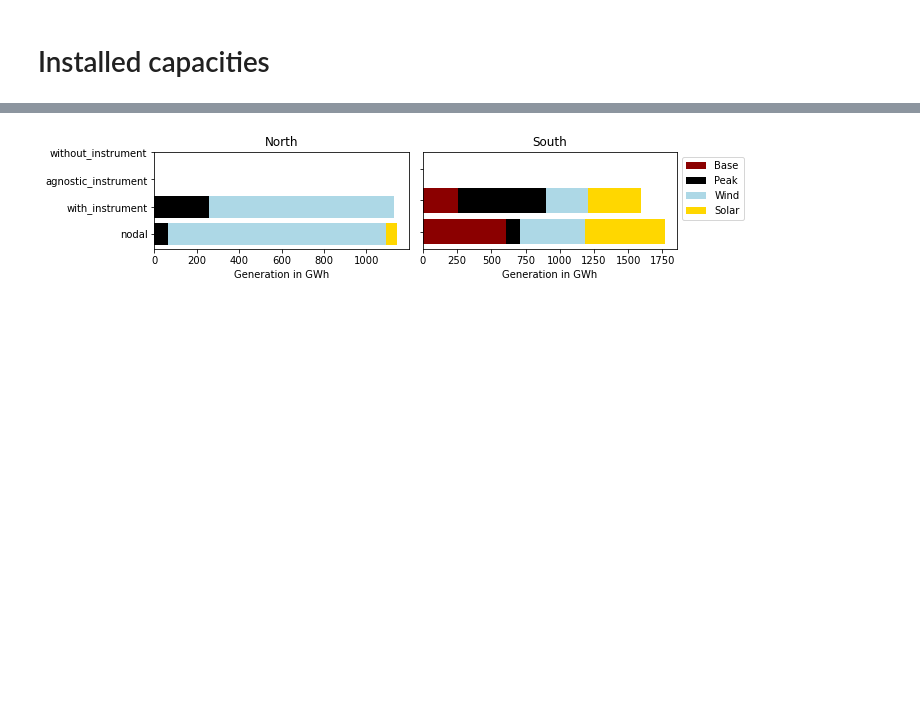
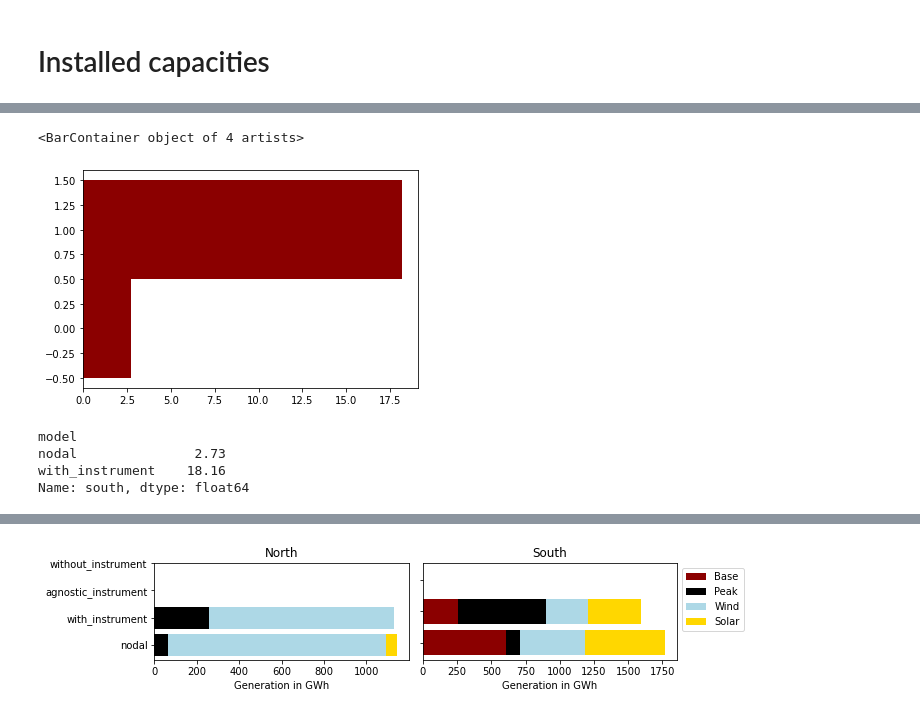
Before and after one commit to anselm-eicke/Locational-investment-signals, a Jupyter notebook: Three node models/Output/Postprocessing.ipynb, the cells around one changed output, grey strips where cells are left out. Drawn from its saved outputs; the diff is of its cells as text; code cells hidden in the pictures; blank space fills up the shorter version.

```diff
--- a/Three node models/Output/Postprocessing.ipynb
+++ b/Three node models/Output/Postprocessing.ipynb
@@ -143,0 +145,2 @@ capacities
+# %%
+df = capacities
@@ -144,3 +174,22 @@ capacities
+# %%
+location = 'south'
+width = 1
+# %%
+tmp = capacities.loc[df['tec'] == 'peak'][location].fillna(0)
+# %%
+
+tmp = tmp.reindex(index = scenarios)
+plt.barh(y_pos, tmp, width, align='center', color = 'darkred')
+# %% [output]
+<BarContainer object of 4 artists>
+[figure, added]
+# %%
+tmp
+# %% [output]
+model
+nodal               2.73
+with_instrument    18.16
+Name: south, dtype: float64
 # %%
 #plt.rcdefaults()
 fig = plt.figure(figsize=(10, 2.3))
```
Also changed, not shown: parts of 11 cells of this notebook, 1 other file.
